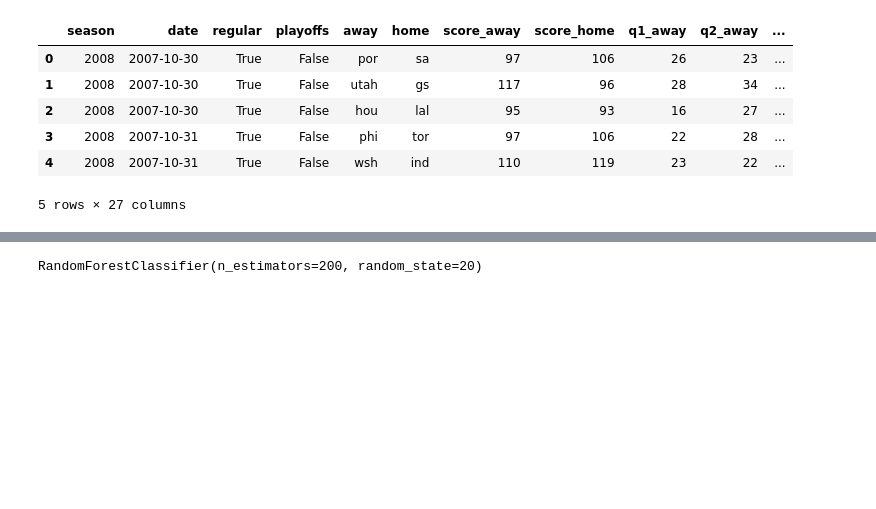
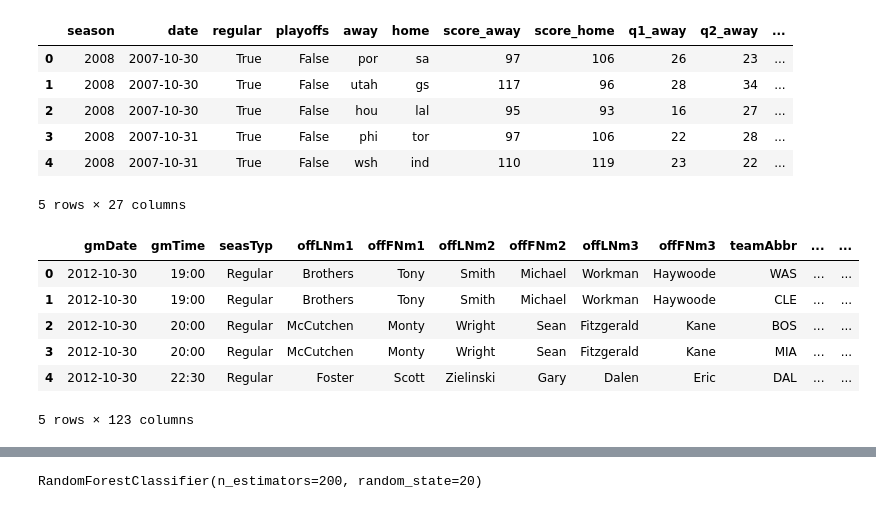
Before and after one commit to Ryan-Siglag/NBA-Score-Prediction, a Jupyter notebook: NBA_Totals.ipynb, the cells around one changed output, grey strips where cells are left out. Drawn from its saved outputs; the diff is of its cells as text; code cells hidden in the pictures; blank space fills up the shorter version.

```diff
--- a/NBA_Totals.ipynb
+++ b/NBA_Totals.ipynb
@@ -18,3 +18,8 @@ Path to dataset files: /kaggle/input/nba-betting-data-october-2007-to-june-2024
 df = pd.read_csv(os.path.join(path, 'nba_2008-2025.csv'))
 # %%
 #TODO: Add other metrics (efficieny and pace)
+# %%
+path = kagglehub.dataset_download("pablote/nba-enhanced-stats")
+
+print("Path to dataset files:", path)
+print(os.listdir(path))
@@ -21,3 +30,5 @@ df = pd.read_csv(os.path.join(path, 'nba_2008-2025.csv'))
+# %%
+box_score_df = pd.read_csv(os.path.join(path, '2012-18_teamBoxScore.csv'))
 # %%
 df.head()
 # %% [output]
@@ -28,3 +39,13 @@ df.head()
 | 3 | 2008 | 2007-10-31 | True | False | phi | tor | 97 | 106 | 22 | 28 | ... |
 | 4 | 2008 | 2007-10-31 | True | False | wsh | ind | 110 | 119 | 23 | 22 | ... |
 5 rows × 27 columns
+# %%
+box_score_df.head()
+# %% [output]
+|  | gmDate | gmTime | seasTyp | offLNm1 | offFNm1 | offLNm2 | offFNm2 | offLNm3 | offFNm3 | teamAbbr | ... | ... |
+| 0 | 2012-10-30 | 19:00 | Regular | Brothers | Tony | Smith | Michael | Workman | Haywoode | WAS | ... | ... |
+| 1 | 2012-10-30 | 19:00 | Regular | Brothers | Tony | Smith | Michael | Workman | Haywoode | CLE | ... | ... |
+| 2 | 2012-10-30 | 20:00 | Regular | McCutchen | Monty | Wright | Sean | Fitzgerald | Kane | BOS | ... | ... |
+| 3 | 2012-10-30 | 20:00 | Regular | McCutchen | Monty | Wright | Sean | Fitzgerald | Kane | MIA | ... | ... |
+| 4 | 2012-10-30 | 22:30 | Regular | Foster | Scott | Zielinski | Gary | Dalen | Eric | DAL | ... | ... |
+5 rows × 123 columns
```
Also changed, not shown: parts of 18 cells of this notebook.
